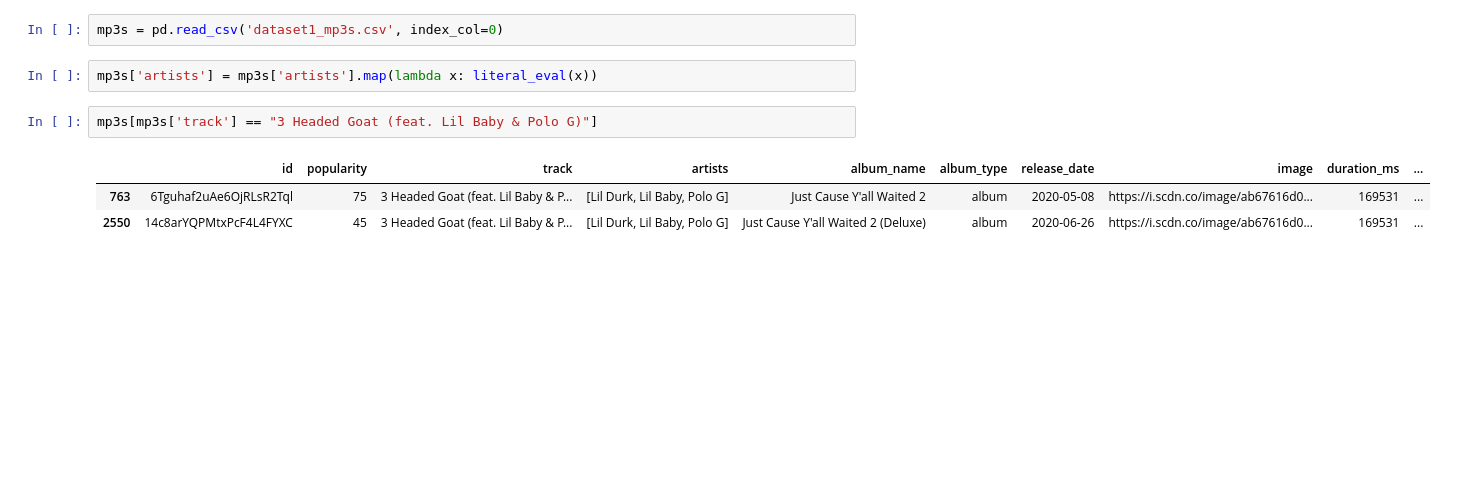
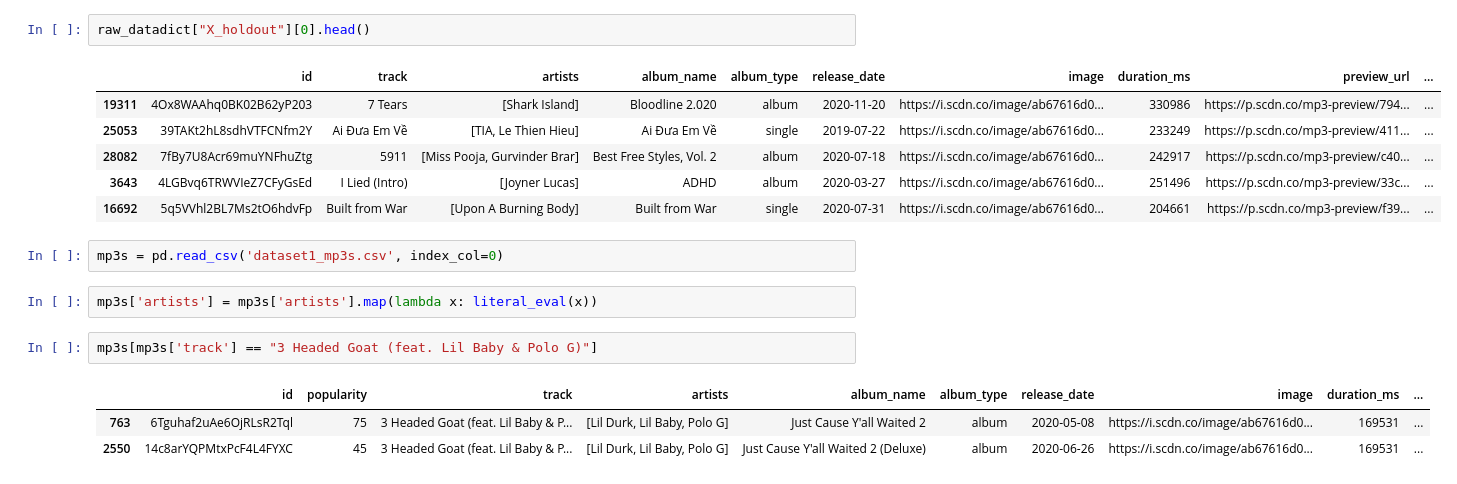
Before and after one commit to LuisCGit/HipHopPopularity, a Jupyter notebook: notebooks/LibrosaProcessing.ipynb, the cells around one changed output. Saved outputs shown, nothing was run; the diff lists cells and outputs as text; blank space fills up the shorter version.

```diff
--- a/notebooks/LibrosaProcessing.ipynb
+++ b/notebooks/LibrosaProcessing.ipynb
@@ -43,3 +55,12 @@ Requirement already satisfied: pycparser in /usr/local/lib/python3.7/dist-packag
+# %%
+raw_datadict["X_holdout"][0].head()
+# %% [output]
+|  | id | track | artists | album_name | album_type | release_date | image | duration_ms | preview_url | ... |
+| 19311 | 4Ox8WAAhq0BK02B62yP203 | 7 Tears | [Shark Island] | Bloodline 2.020 | album | 2020-11-20 | https://i.scdn.co/image/ab67616d0... | 330986 | https://p.scdn.co/mp3-preview/794... | ... |
+| 25053 | 39TAKt2hL8sdhVTFCNfm2Y | Ai Đưa Em Về | [TIA, Le Thien Hieu] | Ai Đưa Em Về | single | 2019-07-22 | https://i.scdn.co/image/ab67616d0... | 233249 | https://p.scdn.co/mp3-preview/411... | ... |
+| 28082 | 7fBy7U8Acr69muYNFhuZtg | 5911 | [Miss Pooja, Gurvinder Brar] | Best Free Styles, Vol. 2 | album | 2020-07-18 | https://i.scdn.co/image/ab67616d0... | 242917 | https://p.scdn.co/mp3-preview/c40... | ... |
+| 3643 | 4LGBvq6TRWVIeZ7CFyGsEd | I Lied (Intro) | [Joyner Lucas] | ADHD | album | 2020-03-27 | https://i.scdn.co/image/ab67616d0... | 251496 | https://p.scdn.co/mp3-preview/33c... | ... |
+| 16692 | 5q5VVhl2BL7Ms2tO6hdvFp | Built from War | [Upon A Burning Body] | Built from War | single | 2020-07-31 | https://i.scdn.co/image/ab67616d0... | 204661 | https://p.scdn.co/mp3-preview/f39... | ... |
 # %%
 mp3s = pd.read_csv('dataset1_mp3s.csv', index_col=0)
 # %%
```
Also changed, not shown: parts of 2 cells of this notebook.
